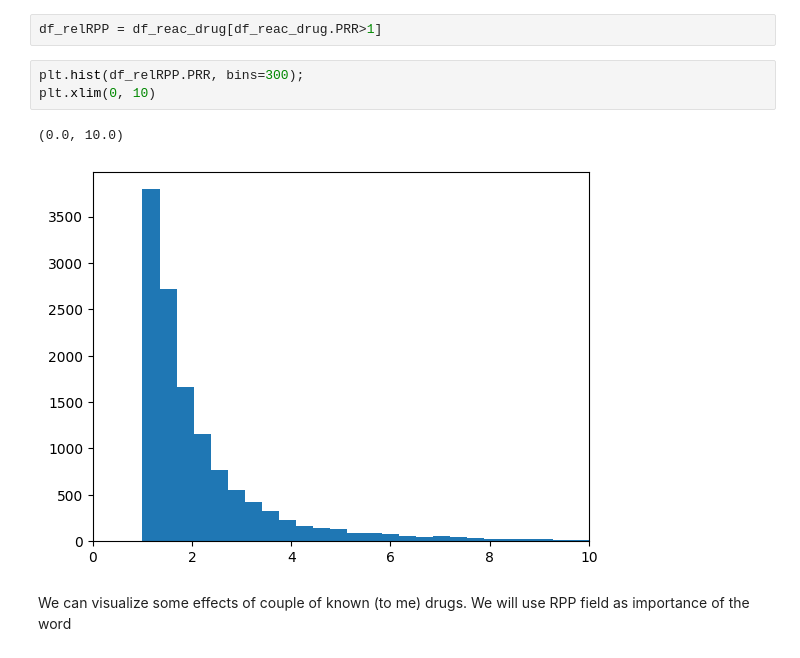
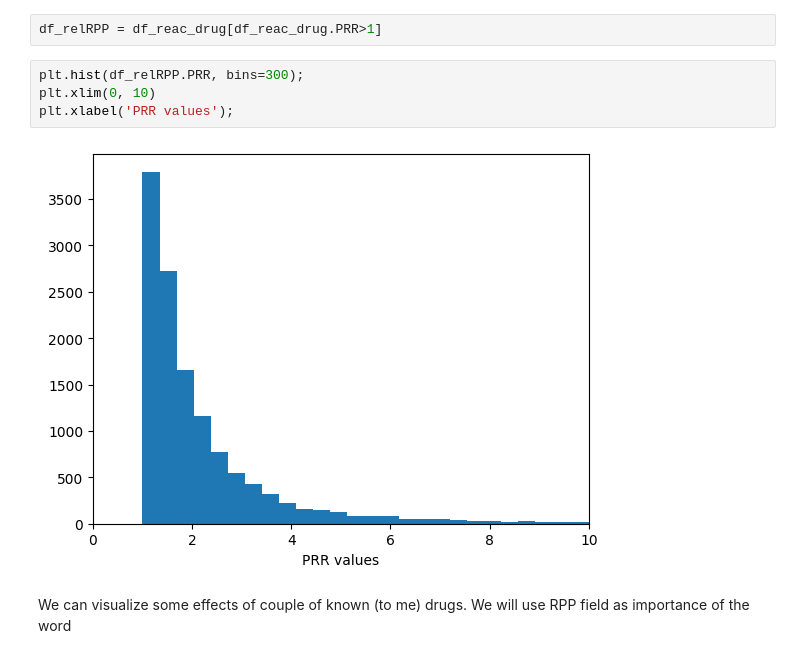
Before and after one commit to mmkekic/openfda_exploration, a Jupyter notebook: Drug_Reaction_exploration.ipynb, the cells around one changed output. Drawn from its saved outputs; the diff is of its cells as text.

```diff
--- a/Drug_Reaction_exploration.ipynb
+++ b/Drug_Reaction_exploration.ipynb
@@ -189,9 +366,9 @@ df_relRPP = df_reac_drug[df_reac_drug.PRR>1]
 # %%
 plt.hist(df_relRPP.PRR, bins=300);
 plt.xlim(0, 10)
+plt.xlabel('PRR values');
 # %% [output]
-(0.0, 10.0)
-[figure, old version]
+[figure, new version]
 # %% [markdown]
 We can visualize some effects of couple of known (to me) drugs. We will use RPP field as importance of the word
 # %%
```
Also changed, not shown: parts of 61 cells of this notebook.
